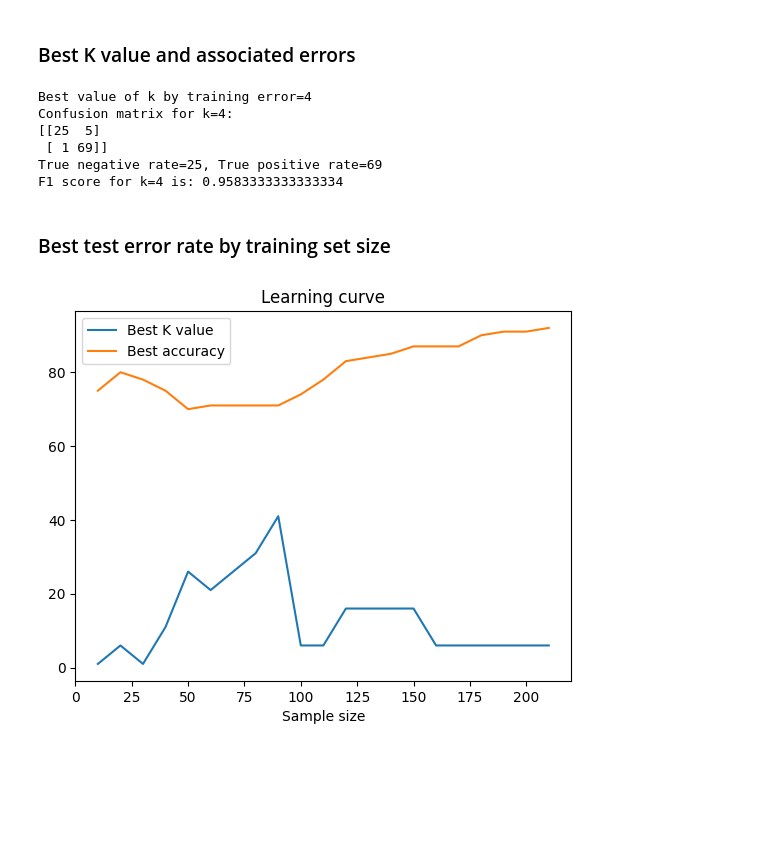
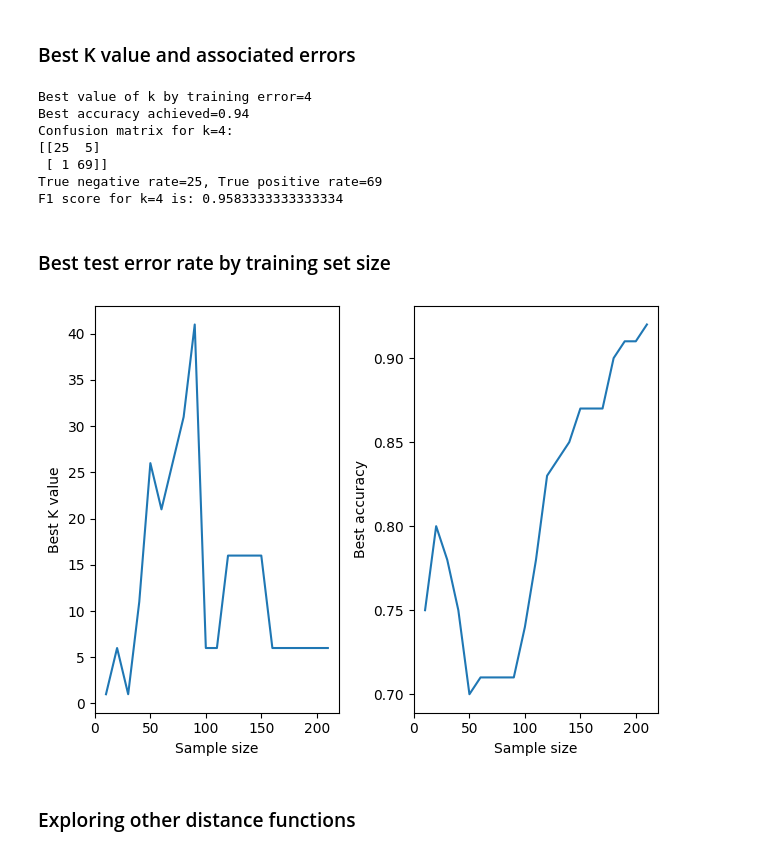
Before and after one commit to suryanarayanan21/DSCI552-Assignments, a Jupyter notebook: notebook/Ananthakrishnan_Suryanarayanan_HW1.ipynb, the cells around one changed output. Drawn from its saved outputs; the diff is of its cells as text; code cells hidden in the pictures; blank space fills up the shorter version.

```diff
--- a/notebook/Ananthakrishnan_Suryanarayanan_HW1.ipynb
+++ b/notebook/Ananthakrishnan_Suryanarayanan_HW1.ipynb
@@ -154,6 +155,7 @@ bestAccuracyIndex = [x[1] for x in accuracies].index(bestAccuracy)
 bestK = accuracies[bestAccuracyIndex][0]
 
 print(f'Best value of k by training error={bestK}')
+print(f'Best accuracy achieved={bestAccuracy}')
 print(f'Confusion matrix for k={bestK}:')
 c = confusion_matrix(test_data_labels, classifiers[bestAccuracyIndex]['predictions'])
 print(c)
@@ -161,6 +163,7 @@ print(f'True negative rate={c[0][0]}, True positive rate={c[1][1]}')
 print(f'F1 score for k={bestK} is: {f1_score(test_data_labels, classifiers[bestAccuracyIndex]['predictions'])}')
 # %% [output]
 Best value of k by training error=4
+Best accuracy achieved=0.94
 Confusion matrix for k=4:
 [[25  5]
  [ 1 69]]
@@ -177,9 +180,9 @@ def sample_dataset(dataset, n):
     data.reset_index(drop=True, inplace=True)
     return (data.drop(columns='class'), data['class'].apply(lambda x: 0 if x == b'Normal' else 1))
 
-def find_best_k(sample_dataset):
+def find_best_k(sample_dataset, metric='minkowski', p=2, metric_params=None, weights='uniform'):
     n = len(sample_dataset[0])
-    classifiers = [dict(classifier = KNeighborsClassifier(n_neighbors=k),
+    classifiers = [dict(classifier = KNeighborsClassifier(n_neighbors=k, metric=metric, p=p, metric_params=metric_params, weights=weights),
                     neighbours = k,
                     accuracy = 0) for k in range(1,n,5)]
 
@@ -199,11 +202,19 @@ def find_best_k(sample_dataset):
 training_samples = [sample_dataset(training_data, i) for i in range(10,220,10)]
 best_k_by_sample_size = [find_best_k(sample) for sample in training_samples]
 # %%
-plot.plot([len(sample[0]) for sample in training_samples], [x[0] for x in best_k_by_sample_size], label="Best K value")
-plot.plot([len(sample[0]) for sample in training_samples], [x[1]*100 for x in best_k_by_sample_size], label="Best accuracy")
-plot.xlabel("Sample size")
-plot.title("Learning curve")
-plot.legend()
-plot.show()
+figure, axes = plot.subplots(1,2)
+
+axes[0].plot([len(sample[0]) for sample in training_samples], [x[0] for x in best_k_by_sample_size])
+axes[0].set_xlabel("Sample size")
+axes[0].set_ylabel("Best K value")
+
+axes[1].plot([len(sample[0]) for sample in training_samples], [x[1] for x in best_k_by_sample_size])
+axes[1].set_xlabel("Sample size")
+axes[1].set_ylabel("Best accuracy")
+
+figure.tight_layout()
+figure.show()
 # %% [output]
-[figure, old version]
+[figure, new version]
+# %% [markdown]
+### Exploring other distance functions
```
Also changed, not shown: parts of 6 cells of this notebook.
